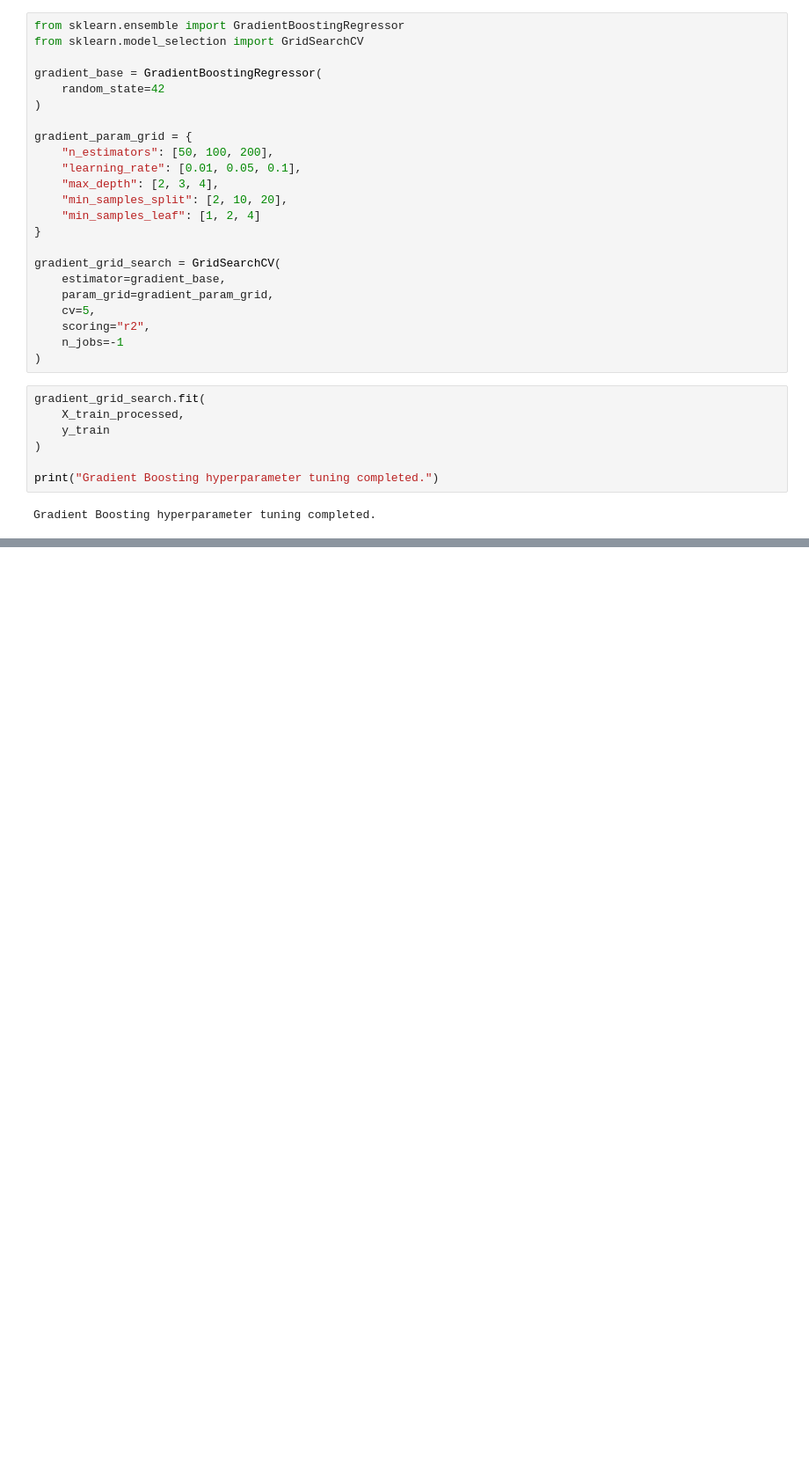
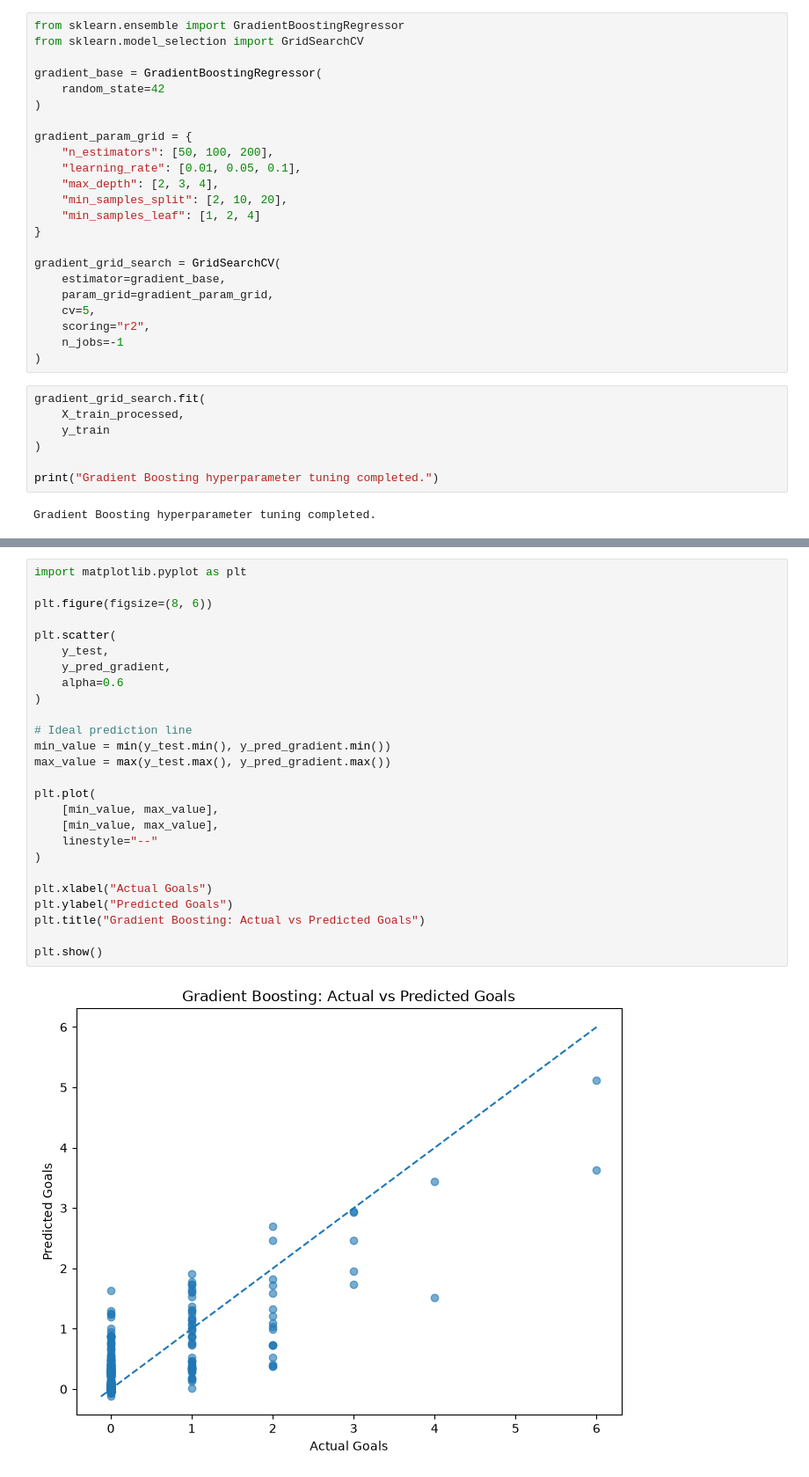
Before and after one commit to FaisalMahmudArzu/Football-Data-Analysis-from-Kaggle, a Jupyter notebook: main.ipynb, the cells around one changed output, grey strips where cells are left out. Shown at 88% size. Drawn from its saved outputs; the diff is of its cells as text; blank space fills up the shorter version.

```diff
--- a/main.ipynb
+++ b/main.ipynb
@@ -3037,0 +3233,28 @@ Gradient Boosting hyperparameter tuning completed.
+# %%
+import matplotlib.pyplot as plt
+
+plt.figure(figsize=(8, 6))
+
+plt.scatter(
+    y_test,
+    y_pred_gradient,
+    alpha=0.6
+)
+
+# Ideal prediction line
+min_value = min(y_test.min(), y_pred_gradient.min())
+max_value = max(y_test.max(), y_pred_gradient.max())
+
+plt.plot(
+    [min_value, max_value],
+    [min_value, max_value],
+    linestyle="--"
+)
+
+plt.xlabel("Actual Goals")
+plt.ylabel("Predicted Goals")
+plt.title("Gradient Boosting: Actual vs Predicted Goals")
+
+plt.show()
+# %% [output]
+[figure, added]
```
Also changed, not shown: parts of 53 cells of this notebook, 4 other files.
